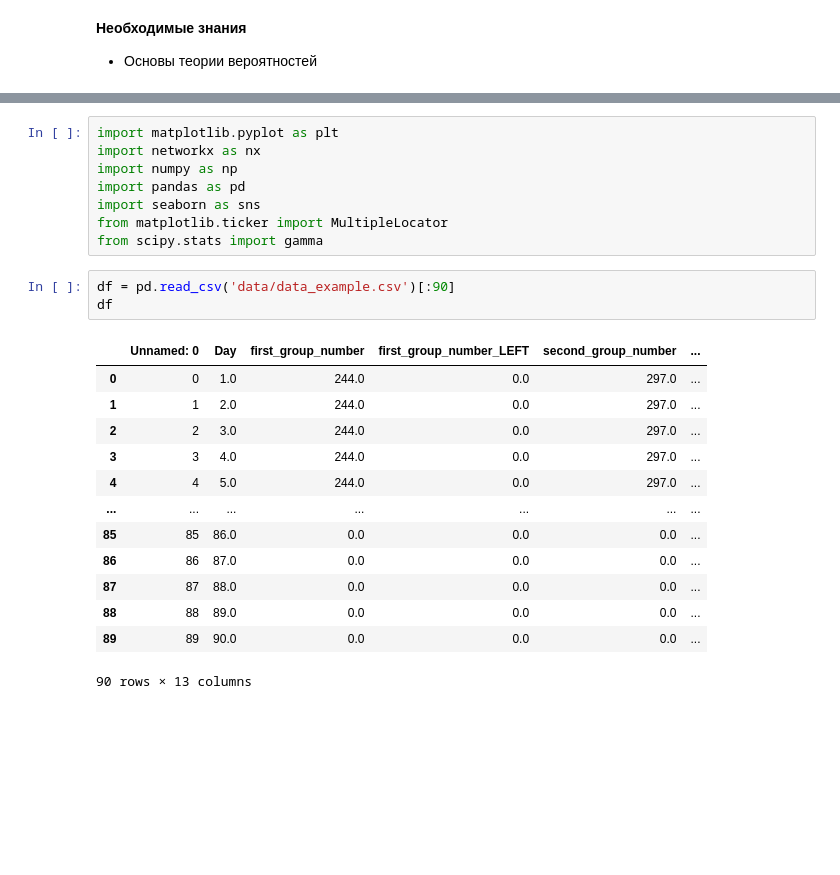
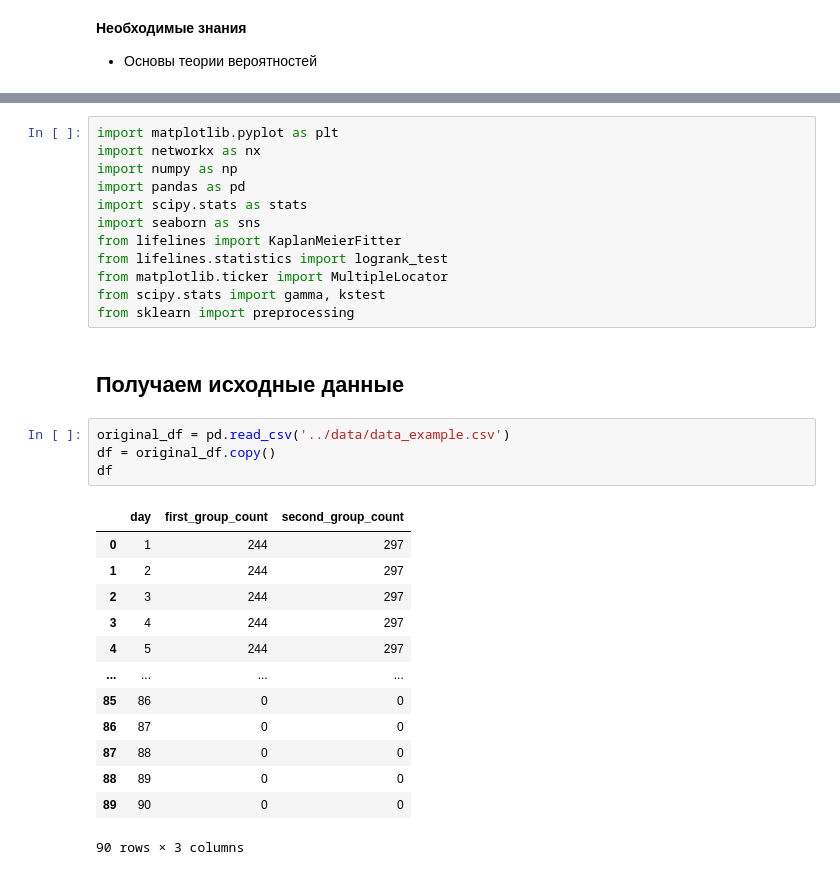
Before and after one commit to NastiaLD/Project-AGCT, a Jupyter notebook: survival_curves_analysis/learn_survival_curve.ipynb, the cells around one changed output, grey strips where cells are left out. Cells and saved outputs as stored; diff of their text form; blank space fills up the shorter version.

```diff
--- a/survival_curves_analysis/learn_survival_curve.ipynb
+++ b/survival_curves_analysis/learn_survival_curve.ipynb
@@ -28,23 +41,30 @@ import matplotlib.pyplot as plt
 import networkx as nx
 import numpy as np
 import pandas as pd
+import scipy.stats as stats
 import seaborn as sns
+from lifelines import KaplanMeierFitter
+from lifelines.statistics import logrank_test
 from matplotlib.ticker import MultipleLocator
-from scipy.stats import gamma
+from scipy.stats import gamma, kstest
+from sklearn import preprocessing
+# %% [markdown]
+## Получаем исходные данные
 # %%
-df = pd.read_csv('data/data_example.csv')[:90]
+original_df = pd.read_csv('../data/data_example.csv')
+df = original_df.copy()
 df
 # %% [output]
-|  | Unnamed: 0 | Day | first_group_number | first_group_number_LEFT | second_group_number | ... |
-| 0 | 0 | 1.0 | 244.0 | 0.0 | 297.0 | ... |
-| 1 | 1 | 2.0 | 244.0 | 0.0 | 297.0 | ... |
-| 2 | 2 | 3.0 | 244.0 | 0.0 | 297.0 | ... |
-| 3 | 3 | 4.0 | 244.0 | 0.0 | 297.0 | ... |
-| 4 | 4 | 5.0 | 244.0 | 0.0 | 297.0 | ... |
-| ... | ... | ... | ... | ... | ... | ... |
-| 85 | 85 | 86.0 | 0.0 | 0.0 | 0.0 | ... |
-| 86 | 86 | 87.0 | 0.0 | 0.0 | 0.0 | ... |
-| 87 | 87 | 88.0 | 0.0 | 0.0 | 0.0 | ... |
-| 88 | 88 | 89.0 | 0.0 | 0.0 | 0.0 | ... |
-| 89 | 89 | 90.0 | 0.0 | 0.0 | 0.0 | ... |
+|  | day | first_group_count | second_group_count |
+| 0 | 1 | 244 | 297 |
+| 1 | 2 | 244 | 297 |
+| 2 | 3 | 244 | 297 |
+| 3 | 4 | 244 | 297 |
+| 4 | 5 | 244 | 297 |
+| ... | ... | ... | ... |
+| 85 | 86 | 0 | 0 |
+| 86 | 87 | 0 | 0 |
+| 87 | 88 | 0 | 0 |
+| 88 | 89 | 0 | 0 |
+| 89 | 90 | 0 | 0 |
-90 rows × 13 columns
+90 rows × 3 columns
```
Also changed, not shown: parts of 28 cells of this notebook.
